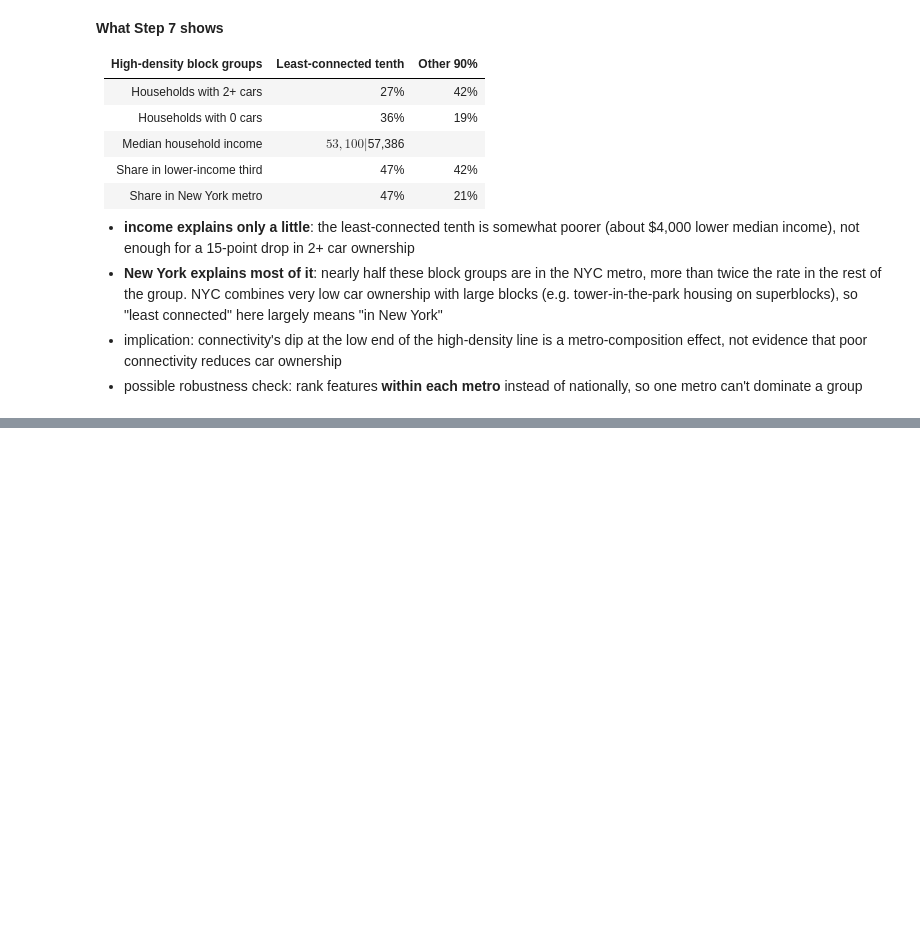
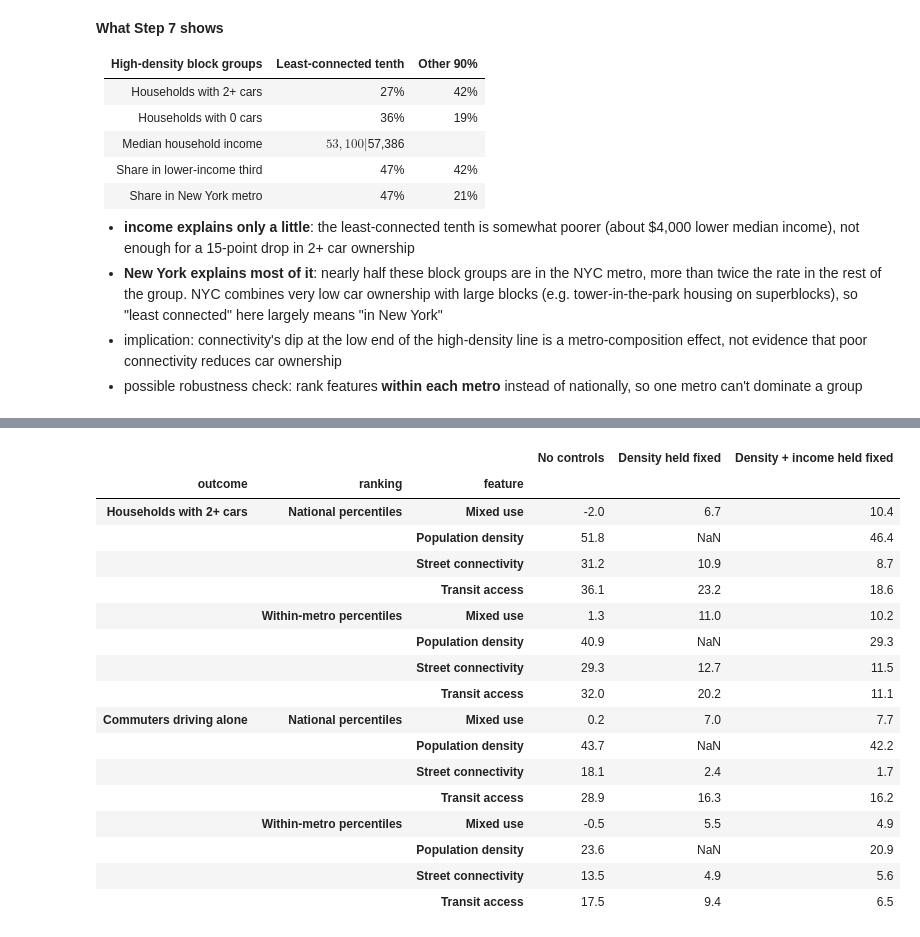
Before and after one commit to schaddha05/DATA23700-Final-Project, a Jupyter notebook: notebooks/01_built_environment_vs_car_ownership.ipynb, the cells around one changed output, grey strips where cells are left out. Drawn from its saved outputs; the diff is of its cells as text; code cells hidden in the pictures; blank space fills up the shorter version.

```diff
--- a/notebooks/01_built_environment_vs_car_ownership.ipynb
+++ b/notebooks/01_built_environment_vs_car_ownership.ipynb
@@ -411,0 +639,22 @@ hd[hd["tenth"] == "Least-connected tenth"]["cbsa_name"].value_counts().head(8)
+# %%
+# full table: all three control levels for every version
+robust.set_index(["outcome", "ranking", "feature"])[LEVELS].round(1)
+# %% [output]
+|  |  |  | No controls | Density held fixed | Density + income held fixed |
+| outcome | ranking | feature |  |  |  |
+| Households with 2+ cars | National percentiles | Mixed use | -2.0 | 6.7 | 10.4 |
+|  |  | Population density | 51.8 | NaN | 46.4 |
+|  |  | Street connectivity | 31.2 | 10.9 | 8.7 |
+|  |  | Transit access | 36.1 | 23.2 | 18.6 |
+|  | Within-metro percentiles | Mixed use | 1.3 | 11.0 | 10.2 |
+|  |  | Population density | 40.9 | NaN | 29.3 |
+|  |  | Street connectivity | 29.3 | 12.7 | 11.5 |
+|  |  | Transit access | 32.0 | 20.2 | 11.1 |
+| Commuters driving alone | National percentiles | Mixed use | 0.2 | 7.0 | 7.7 |
+|  |  | Population density | 43.7 | NaN | 42.2 |
+|  |  | Street connectivity | 18.1 | 2.4 | 1.7 |
+|  |  | Transit access | 28.9 | 16.3 | 16.2 |
+|  | Within-metro percentiles | Mixed use | -0.5 | 5.5 | 4.9 |
+|  |  | Population density | 23.6 | NaN | 20.9 |
+|  |  | Street connectivity | 13.5 | 4.9 | 5.6 |
+|  |  | Transit access | 17.5 | 9.4 | 6.5 |
```
Also changed, not shown: parts of 23 cells of this notebook, 8 other files.
